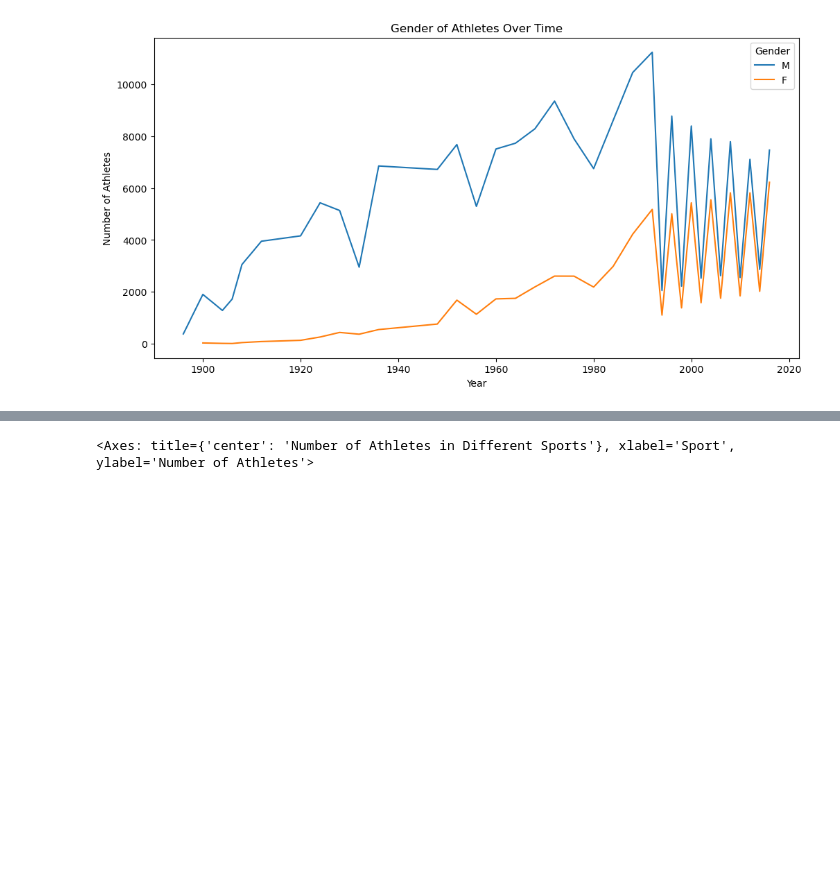
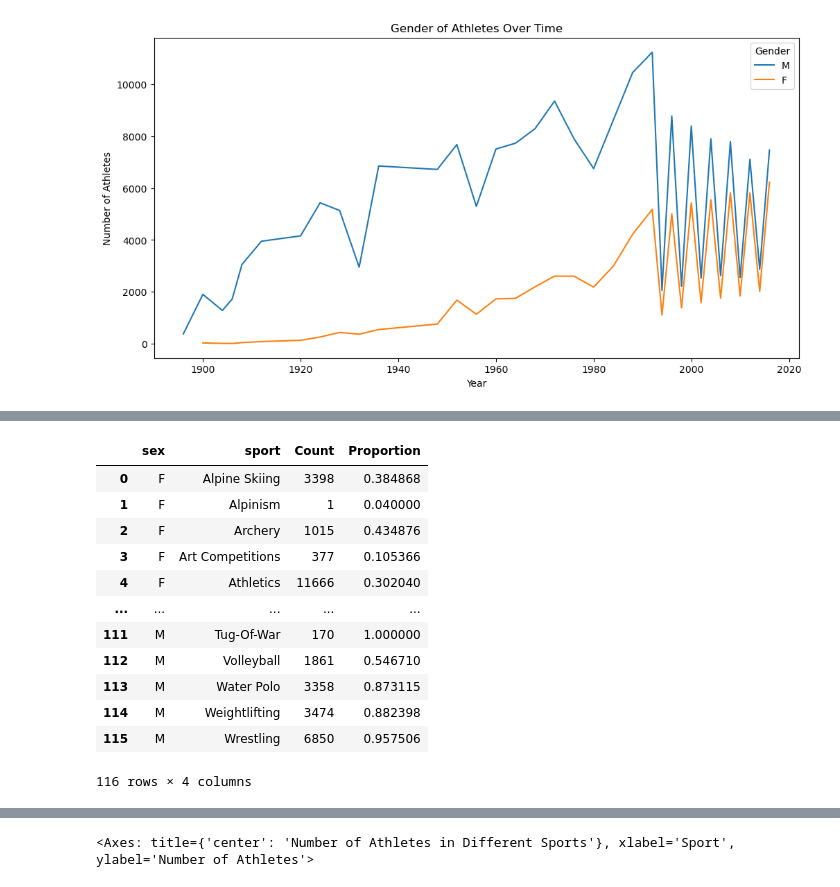
Before and after one commit to pnl911/Python, a Jupyter notebook: Project(Midterm)2.ipynb, the cells around one changed output, grey strips where cells are left out. Drawn from its saved outputs; the diff is of its cells as text; code cells hidden in the pictures; blank space fills up the shorter version.

```diff
--- a/Project(Midterm)2.ipynb
+++ b/Project(Midterm)2.ipynb
@@ -312,0 +331,17 @@ array(['Basketball', 'Judo', 'Football', 'Tug-Of-War', 'Speed Skating',
+# %%
+gender_sport['Proportion']= gender_sport['Count']/gender_sport_total
+gender_sport
+# %% [output]
+|  | sex | sport | Count | Proportion |
+| 0 | F | Alpine Skiing | 3398 | 0.384868 |
+| 1 | F | Alpinism | 1 | 0.040000 |
+| 2 | F | Archery | 1015 | 0.434876 |
+| 3 | F | Art Competitions | 377 | 0.105366 |
+| 4 | F | Athletics | 11666 | 0.302040 |
+| ... | ... | ... | ... | ... |
+| 111 | M | Tug-Of-War | 170 | 1.000000 |
+| 112 | M | Volleyball | 1861 | 0.546710 |
+| 113 | M | Water Polo | 3358 | 0.873115 |
+| 114 | M | Weightlifting | 3474 | 0.882398 |
+| 115 | M | Wrestling | 6850 | 0.957506 |
+116 rows × 4 columns
```
Also changed, not shown: parts of 37 cells of this notebook.
